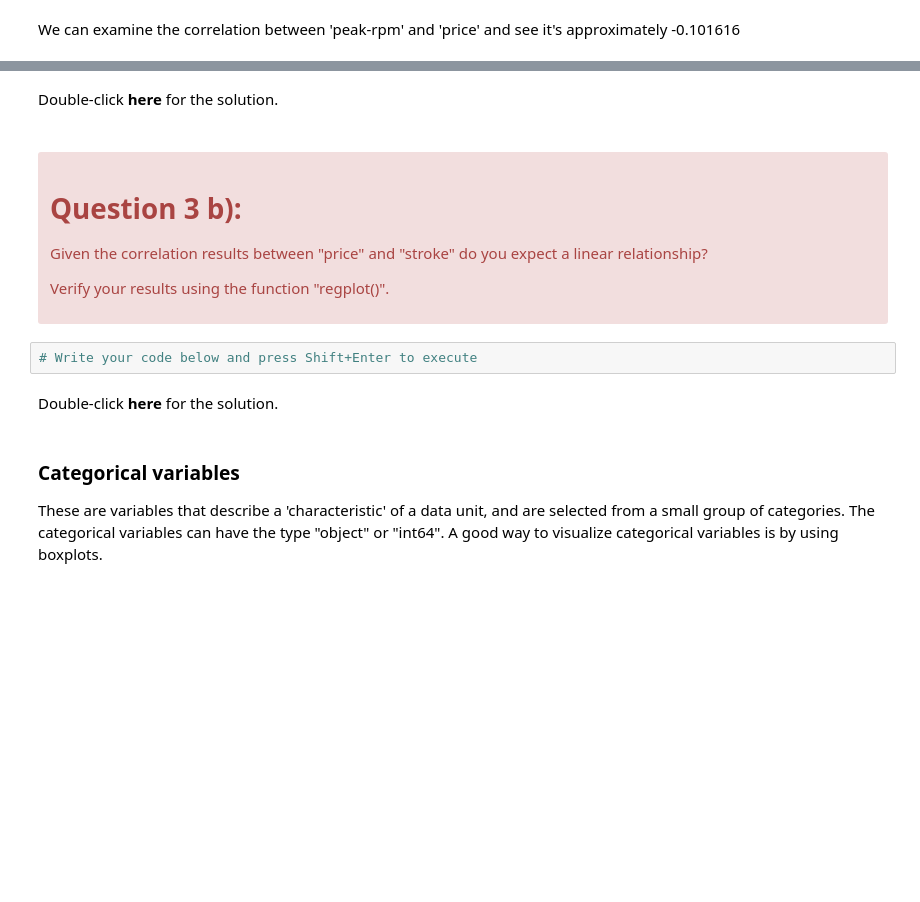
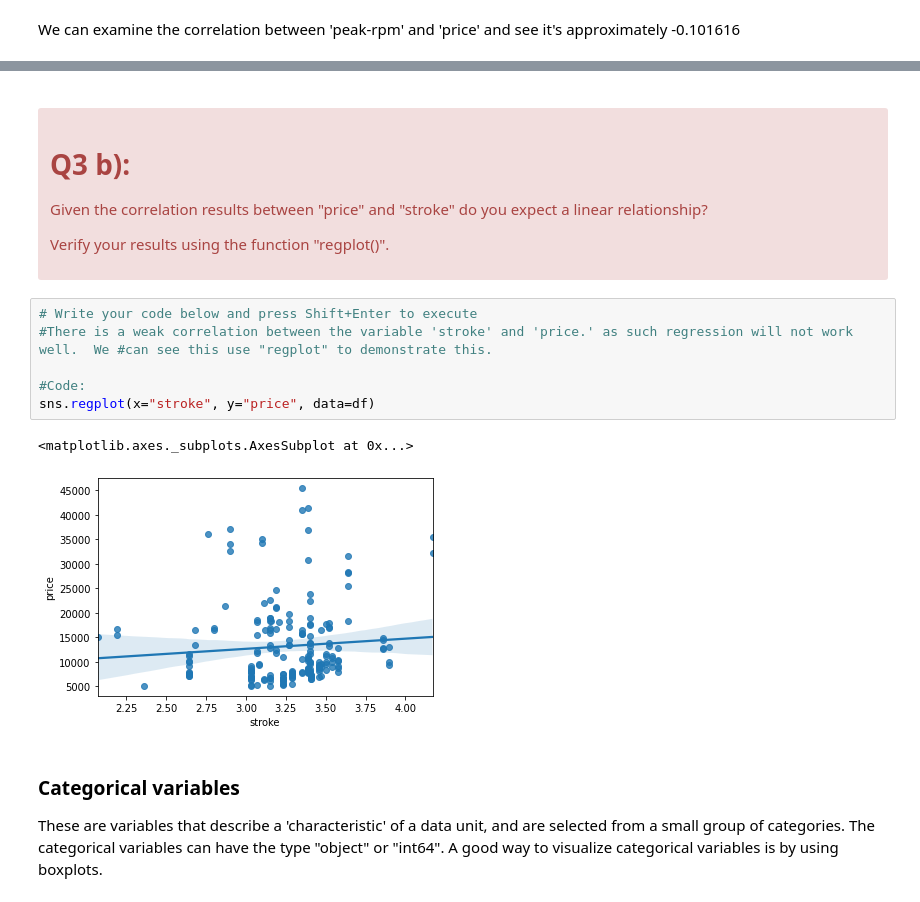
Before and after one commit to mohd-faizy/Data_Analysis_With_Python, a Jupyter notebook: 3_Exploratory_Data_Analysis.ipynb, the cells around one changed output, grey strips where cells are left out. Saved outputs shown, nothing was run; the diff lists cells and outputs as text; blank space fills up the shorter version.

```diff
--- a/3_Exploratory_Data_Analysis.ipynb
+++ b/3_Exploratory_Data_Analysis.ipynb
@@ -150,33 +214,19 @@ df[['peak-rpm','price']].corr()
-# %% [markdown]
-Double-click <b>here</b> for the solution.
-
-<!-- The answer is below:
-
-#The correlation is 0.0823, the non-diagonal elements of the table.
-#code:
-df[["stroke","price"]].corr()
-
--->
 # %% [markdown]
 <div class="alert alert-danger alertdanger" style="margin-top: 20px">
-<h1>Question  3 b):</h1>
+<h1>Q3 b):</h1>
 
 <p>Given the correlation results between "price" and "stroke" do you expect a linear relationship?</p>
 <p>Verify your results using the function "regplot()".</p>
 </div>
-# %%
-# Write your code below and press Shift+Enter to execute
-# %% [markdown]
-Double-click <b>here</b> for the solution.
-
-<!-- The answer is below:
-
-#There is a weak correlation between the variable 'stroke' and 'price.' as such regression will not work well.  We #can see this use "regplot" to demonstrate this.
-
-#Code:
-sns.regplot(x="stroke", y="price", data=df)
-
--->
+# %%
+# Write your code below and press Shift+Enter to execute
+#There is a weak correlation between the variable 'stroke' and 'price.' as such regression will not work well.  We #can see this use "regplot" to demonstrate this.
+
+#Code:
+sns.regplot(x="stroke", y="price", data=df)
+# %% [output]
+<matplotlib.axes._subplots.AxesSubplot at 0x...>
+[figure, added]
 # %% [markdown]
 <h3>Categorical variables</h3>
 
```
Also changed, not shown: parts of 64 cells of this notebook.
